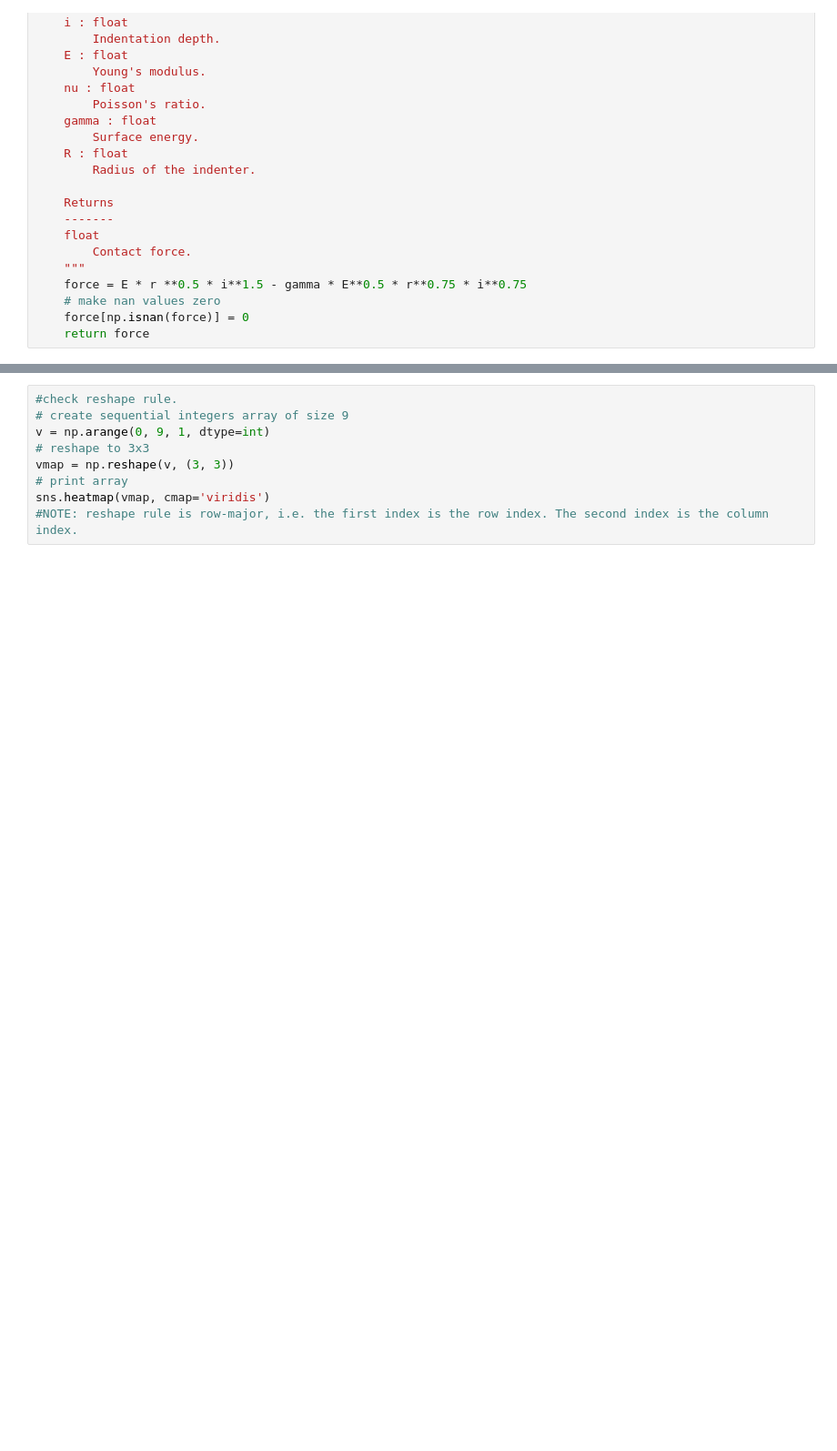
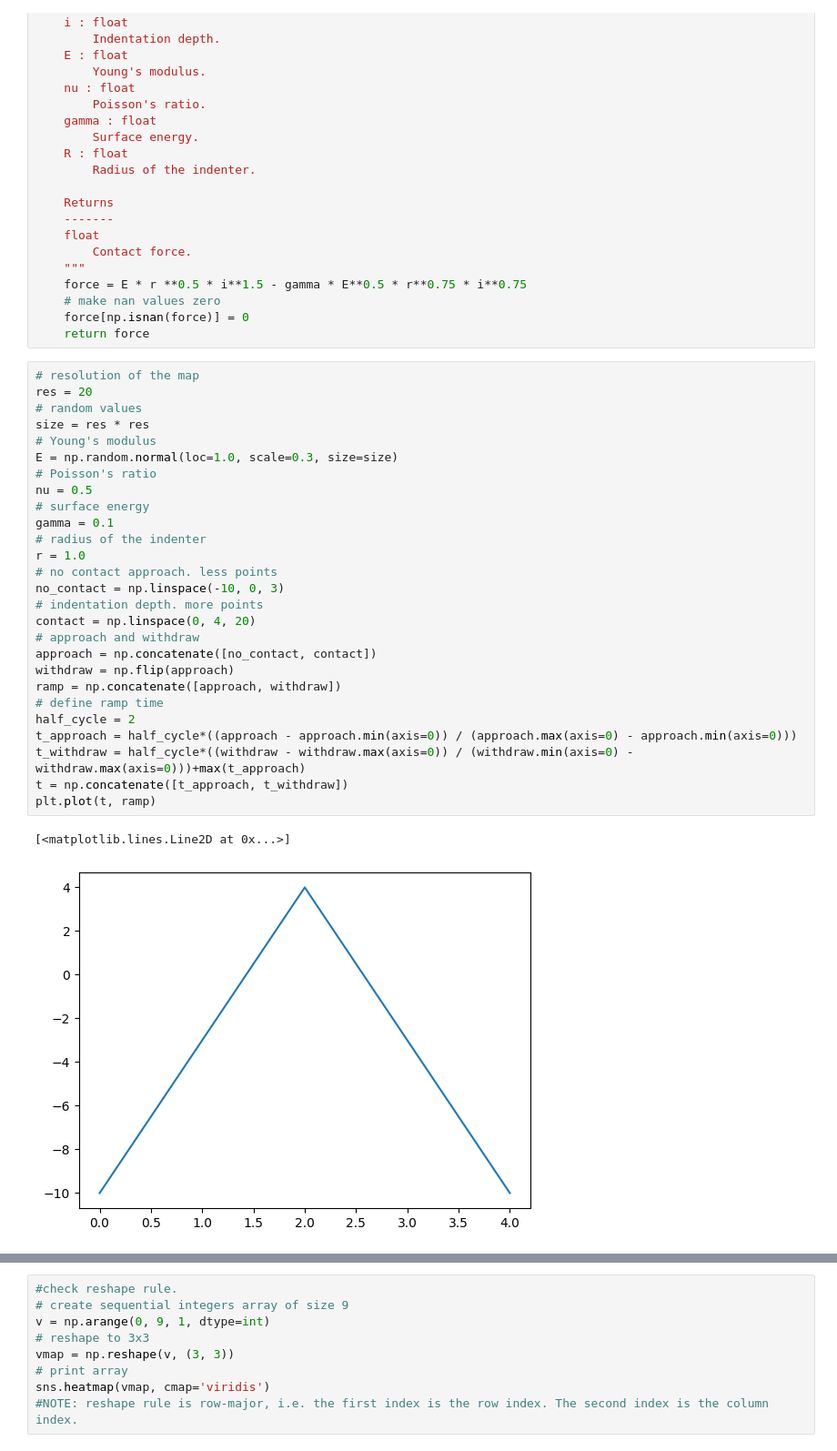
Before and after one commit to luisrlp/contact-surface, a Jupyter notebook: draft.ipynb, the cells around one changed output, grey strips where cells are left out. Shown at 91% size. Saved outputs shown, nothing was run; the diff lists cells and outputs as text; blank space fills up the shorter version.

Commit message:
ramp

```diff
--- a/draft.ipynb
+++ b/draft.ipynb
@@ -67,4 +67,34 @@ def jkr(i, E, nu, gamma, r):
     # make nan values zero
     force[np.isnan(force)] = 0
     return force
+# %%
+# resolution of the map
+res = 20
+# random values
+size = res * res
+# Young's modulus
+E = np.random.normal(loc=1.0, scale=0.3, size=size)
+# Poisson's ratio
+nu = 0.5
+# surface energy
+gamma = 0.1
+# radius of the indenter
+r = 1.0
+# no contact approach. less points
+no_contact = np.linspace(-10, 0, 3)
+# indentation depth. more points
+contact = np.linspace(0, 4, 20)
+# approach and withdraw
+approach = np.concatenate([no_contact, contact])
+withdraw = np.flip(approach)
+ramp = np.concatenate([approach, withdraw])
+# define ramp time
+half_cycle = 2
+t_approach = half_cycle*((approach - approach.min(axis=0)) / (approach.max(axis=0) - approach.min(axis=0)))
+t_withdraw = half_cycle*((withdraw - withdraw.max(axis=0)) / (withdraw.min(axis=0) - withdraw.max(axis=0)))+max(t_approach)
+t = np.concatenate([t_approach, t_withdraw])
+plt.plot(t, ramp)
+# %% [output]
+[<matplotlib.lines.Line2D at 0x...>]
+[figure, added]
 # %%
```
Also changed, not shown: parts of 4 cells of this notebook.
